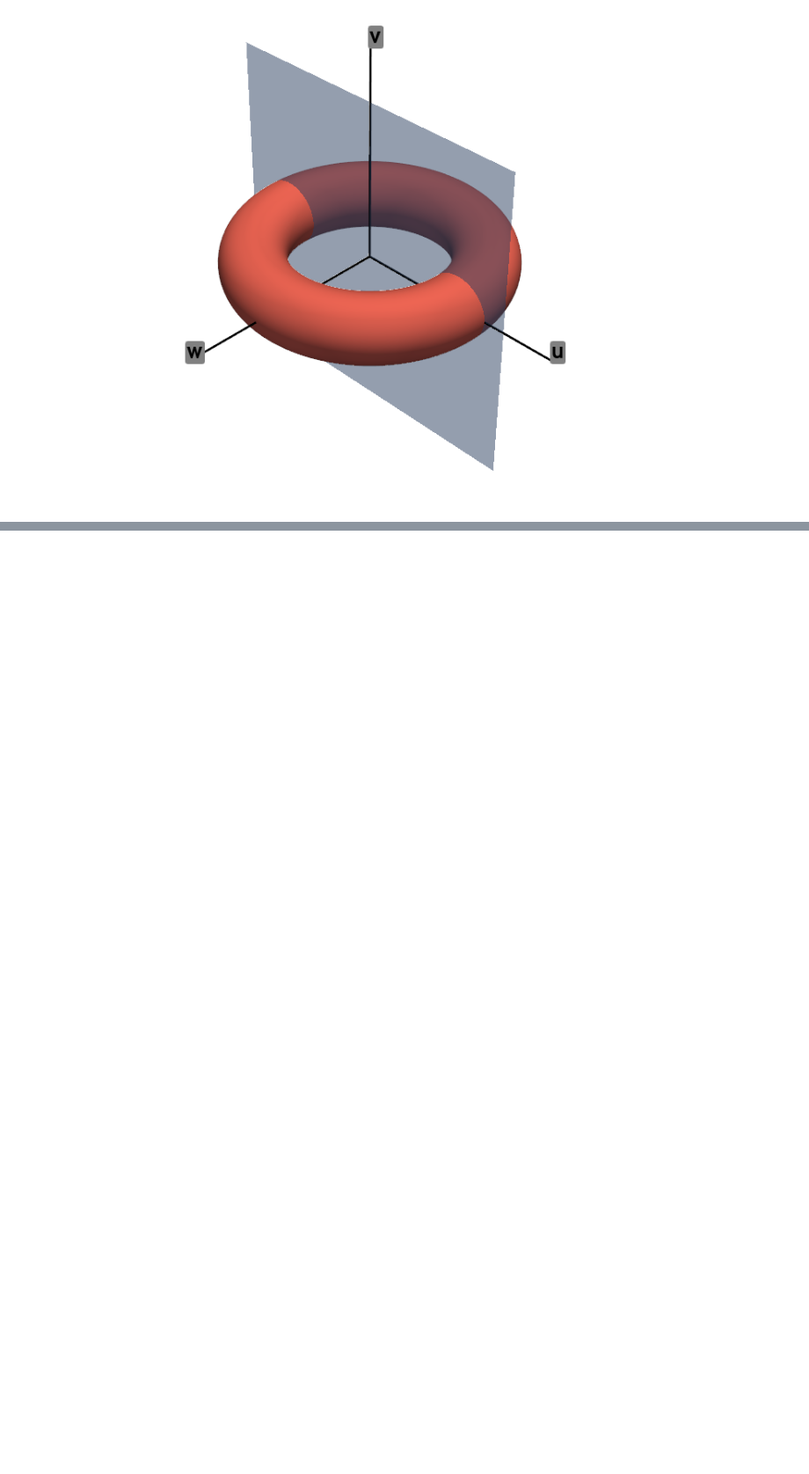
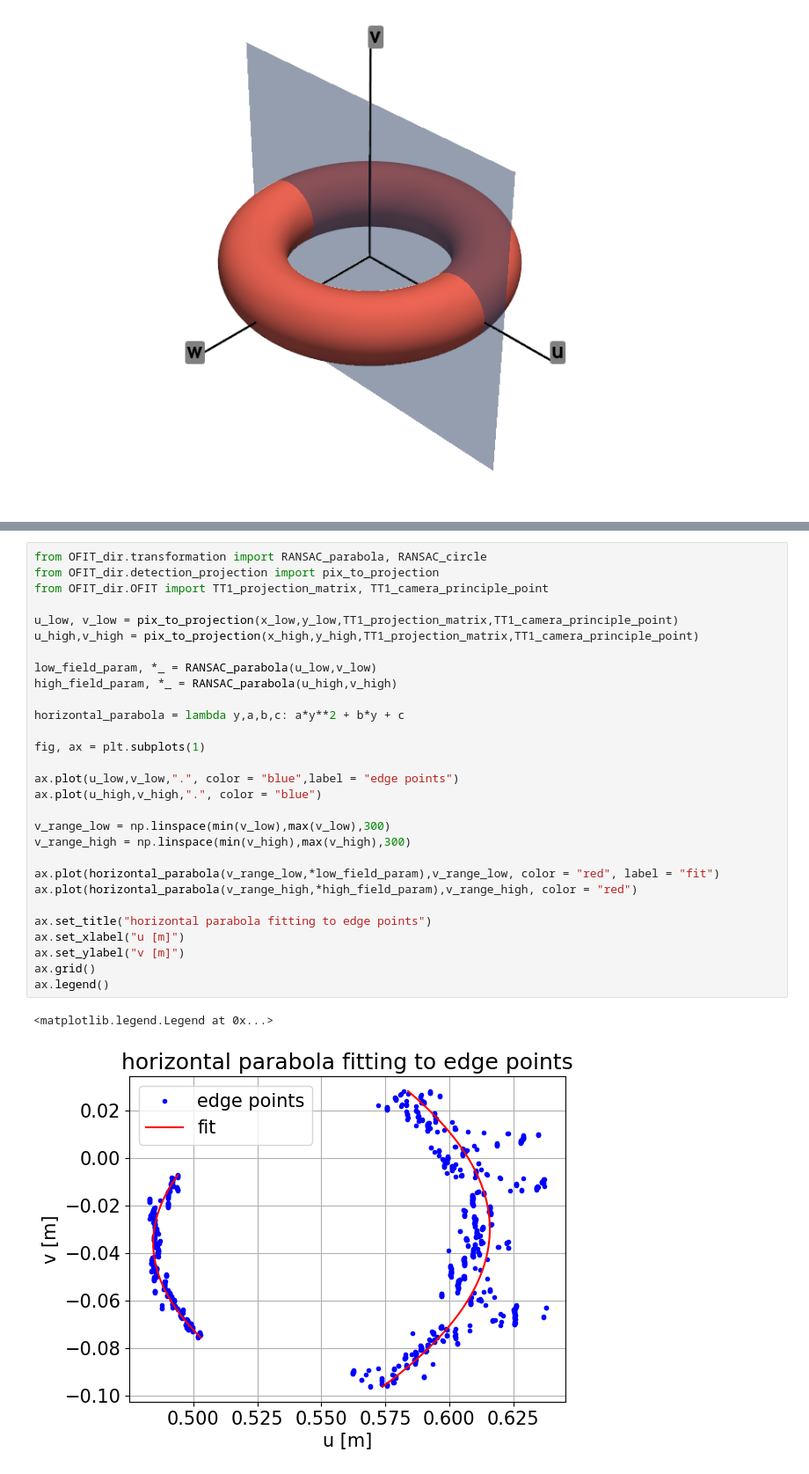
Before and after one commit to P-Attapon/TT1PlasmaColumnPosition, a Jupyter notebook: plotting.ipynb, the cells around one changed output, grey strips where cells are left out. Shown at 88% size. Saved outputs shown, nothing was run; the diff lists cells and outputs as text; blank space fills up the shorter version.

```diff
--- a/plotting.ipynb
+++ b/plotting.ipynb
@@ -642,0 +691,32 @@ Falling back to a static output.
+# %%
+from OFIT_dir.transformation import RANSAC_parabola, RANSAC_circle
+from OFIT_dir.detection_projection import pix_to_projection
+from OFIT_dir.OFIT import TT1_projection_matrix, TT1_camera_principle_point
+
+u_low, v_low = pix_to_projection(x_low,y_low,TT1_projection_matrix,TT1_camera_principle_point)
+u_high,v_high = pix_to_projection(x_high,y_high,TT1_projection_matrix,TT1_camera_principle_point)
+
+low_field_param, *_ = RANSAC_parabola(u_low,v_low)
+high_field_param, *_ = RANSAC_parabola(u_high,v_high)
+
+horizontal_parabola = lambda y,a,b,c: a*y**2 + b*y + c
+
+fig, ax = plt.subplots(1)
+
+ax.plot(u_low,v_low,".", color = "blue",label = "edge points")
+ax.plot(u_high,v_high,".", color = "blue")
+
+v_range_low = np.linspace(min(v_low),max(v_low),300)
+v_range_high = np.linspace(min(v_high),max(v_high),300)
+
+ax.plot(horizontal_parabola(v_range_low,*low_field_param),v_range_low, color = "red", label = "fit")
+ax.plot(horizontal_parabola(v_range_high,*high_field_param),v_range_high, color = "red")
+
+ax.set_title("horizontal parabola fitting to edge points")
+ax.set_xlabel("u [m]")
+ax.set_ylabel("v [m]")
+ax.grid()
+ax.legend()
+# %% [output]
+<matplotlib.legend.Legend at 0x...>
+[figure, added]
```
Also changed, not shown: parts of 7 cells of this notebook, 5 other files.
